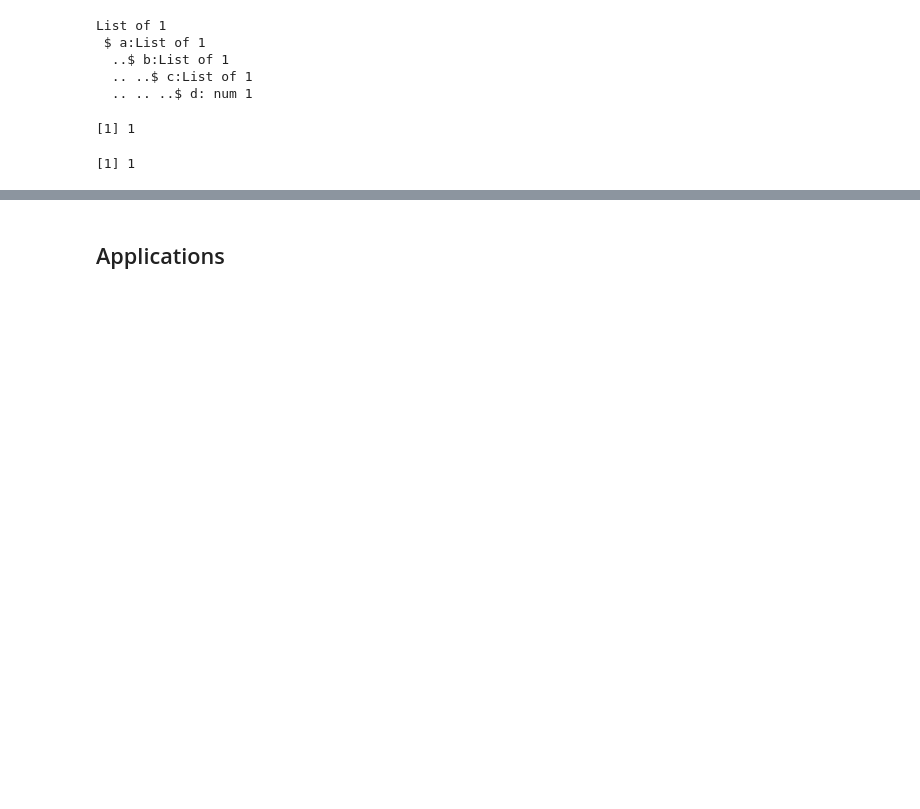
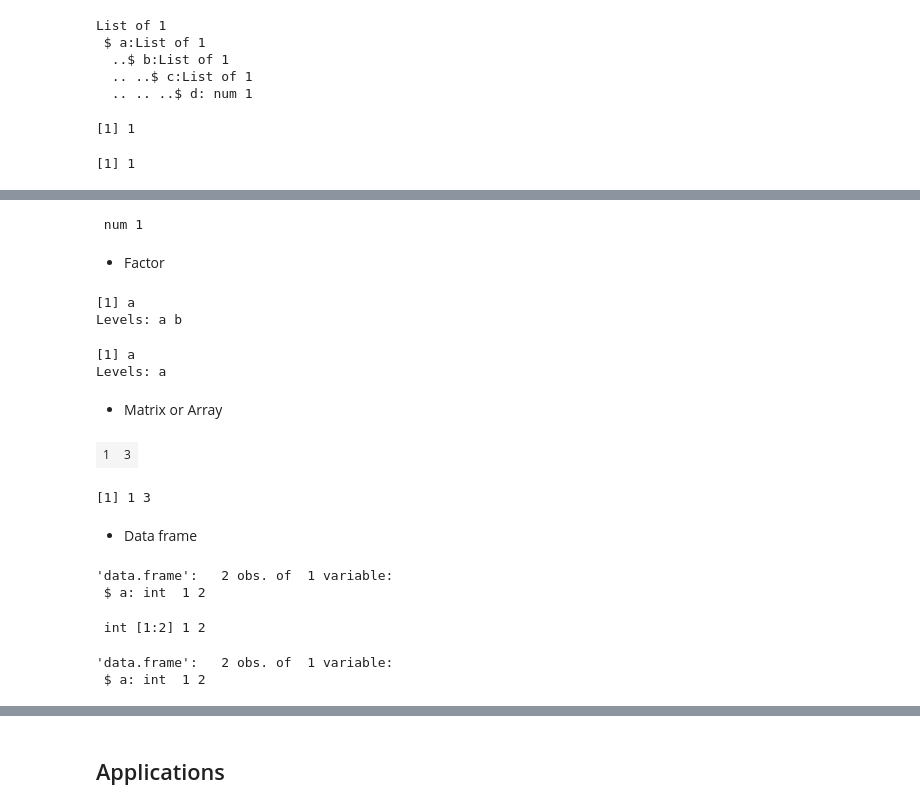
Before and after one commit to pgm111/study-AdvancedR, a Jupyter notebook: 03-Subsetting.ipynb, the cells around one changed output, grey strips where cells are left out. Cells and saved outputs as stored; diff of their text form; code cells hidden in the pictures; blank space fills up the shorter version.

```diff
--- a/03-Subsetting.ipynb
+++ b/03-Subsetting.ipynb
@@ -478,0 +502,45 @@ b[["a"]][["b"]][["c"]][["d"]]
+# %%
+str(y[[1]])
+# %% [output]
+ num 1
+# %% [markdown]
+* Factor
+# %%
+z <- factor(c("a", "b"))
+print(z[1])
+# %% [output]
+[1] a
+Levels: a b
+# %%
+print(z[1, drop = T])
+# %% [output]
+[1] a
+Levels: a
+# %% [markdown]
+* Matrix or Array
+# %%
+a <- matrix(1:4, nrow = 2)
+a[1, , drop = F]
+# %% [output]
+| 1 | 3 |
+# %%
+a[1, ]
+# %% [output]
+[1] 1 3
+# %% [markdown]
+* Data frame
+# %%
+df <- data.frame(a = 1:2, b = 1:2)
+str(df[1])
+# %% [output]
+'data.frame':   2 obs. of  1 variable:
+ $ a: int  1 2
+# %%
+str(df[[1]])
+# %% [output]
+ int [1:2] 1 2
+# %%
+str(df[, "a", drop = F])
+# %% [output]
+'data.frame':   2 obs. of  1 variable:
+ $ a: int  1 2
```
Also changed, not shown: parts of 14 cells of this notebook.
